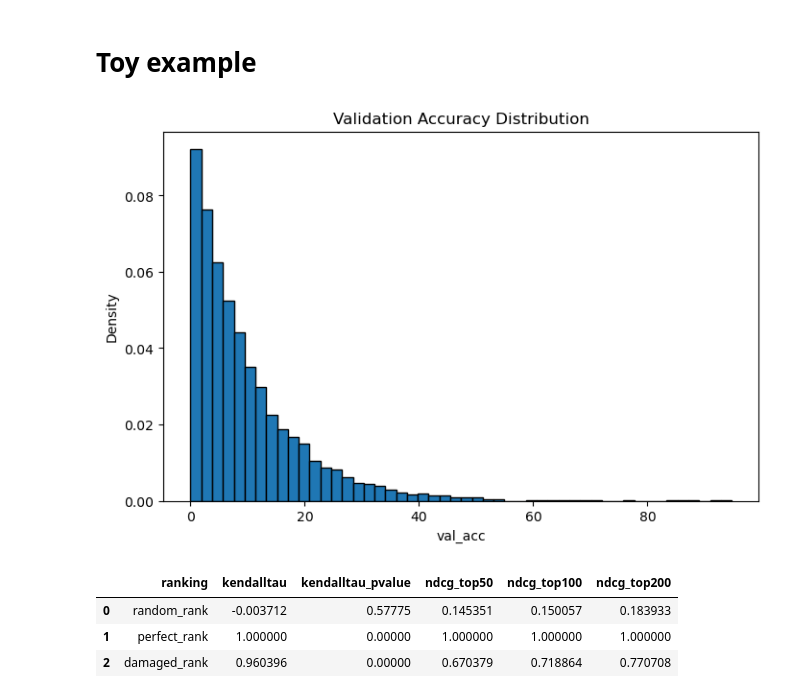
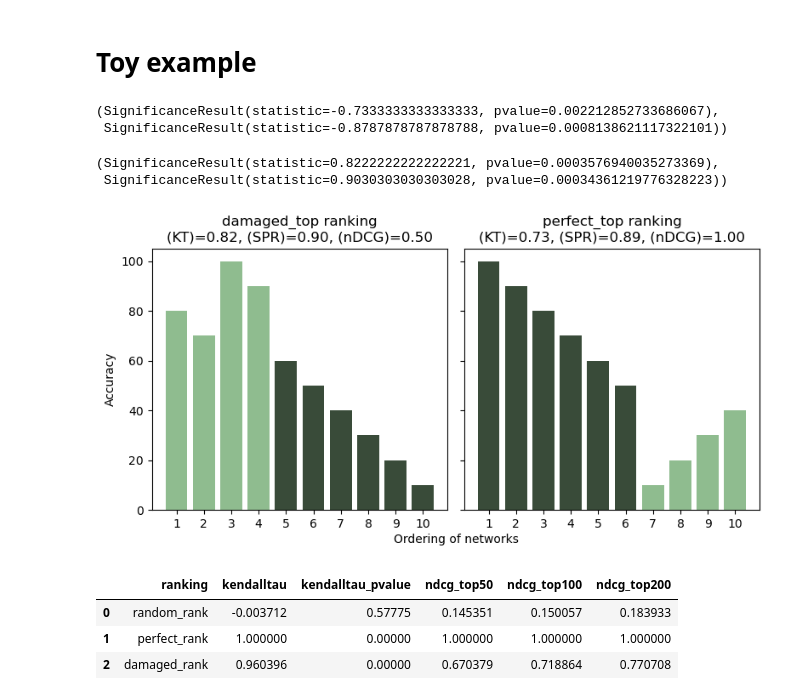
Before and after one commit to ondratybl/VKDNW, a Jupyter notebook: NB201/paper_preparation.ipynb, the cells around one changed output. Saved outputs shown, nothing was run; the diff lists cells and outputs as text; code cells hidden in the pictures.

```diff
--- a/NB201/paper_preparation.ipynb
+++ b/NB201/paper_preparation.ipynb
@@ -5,31 +5,37 @@ import numpy as np
 import matplotlib.pyplot as plt
 import pandas as pd
 from sklearn.metrics import ndcg_score
-from scipy.stats import kendalltau
+from scipy.stats import kendalltau, spearmanr
 
-acc_mean = 10
-top = 100
-
-# Generate data points within the range 0-1 by filtering
-data = pd.DataFrame({'val_acc': np.random.exponential(acc_mean, top**2)})
-data = data.loc[(data['val_acc']<100) & (data['val_acc']>0)]
-data['random_rank'] = np.random.permutation(len(data)) + 1
-data['perfect_rank'] = data['val_acc'].rank(ascending=True)
-data['damaged_rank'] = data['perfect_rank']
-top_indices = data['damaged_rank'].nlargest(top).index
-data.loc[top_indices, 'damaged_rank'] = range(top, 0, -1)
-data.loc[~data.index.isin(top_indices), 'damaged_rank'] += top
+damaged_top = [80, 70, 100, 90, 60, 50, 40, 30, 20, 10]
+perfect_top = [100, 90, 80, 70, 60, 50, 10, 20, 30, 40]
+colors_damaged= ['#8FBC8F', '#8FBC8F', '#8FBC8F', '#8FBC8F', '#394B39', '#394B39', '#394B39', '#394B39', '#394B39', '#394B39']
+colors_perfect = ['#394B39', '#394B39', '#394B39', '#394B39', '#394B39', '#394B39', '#8FBC8F', '#8FBC8F', '#8FBC8F', '#8FBC8F']
+# %%
+kendalltau(list(range(len(damaged_top))), perfect_top), spearmanr(list(range(len(damaged_top))), perfect_top)
+# %% [output]
+(SignificanceResult(statistic=-0.7333333333333333, pvalue=0.002212852733686067),
+ SignificanceResult(statistic=-0.8787878787878788, pvalue=0.0008138621117322101))
+# %%
+kendalltau([10, 9, 8, 7, 6, 5, 4, 3, 2, 1], damaged_top), spearmanr([10, 9, 8, 7, 6, 5, 4, 3, 2, 1], damaged_top)
+# %% [output]
+(SignificanceResult(statistic=0.8222222222222221, pvalue=0.0003576940035273369),
+ SignificanceResult(statistic=0.9030303030303028, pvalue=0.00034361219776328223))
 # %%
-plt.figure(figsize=(8, 5))
-plt.hist(data['val_acc'], bins=50, edgecolor="black", density=True)
-plt.title("Validation Accuracy Distribution")
-plt.xlabel("val_acc")
-plt.ylabel("Density")
-plt.savefig('example_bad_kendall.eps', format='eps')
+fig, axs = plt.subplots(1, 2, figsize=(8, 4), sharey=True)
+axs[0].bar(range(1, 11), damaged_top, color=colors_damaged)
+axs[0].set_xticks(range(1,11))
+axs[0].set_title('damaged_top ranking\n(KT)=0.82, (SPR)=0.90, (nDCG)=0.50')
+axs[1].bar(range(1, 11), perfect_top, color=colors_perfect)
+axs[1].set_xticks(range(1,11))
+axs[1].set_title('perfect_top ranking\n(KT)=0.73, (SPR)=0.89, (nDCG)=1.00')
+axs[0].set_ylabel('Accuracy')
+fig.text(0.535, 0, 'Ordering of networks', ha='center')
+plt.tight_layout()
+plt.savefig('example.eps', format='eps')
 plt.show()
-plt.close()
 # %% [output]
-[figure, old version]
+[figure, new version]
 # %%
 table = None
 top1, top2, top3 = int(top/2), top, top*2
```
Also changed, not shown: parts of 13 cells of this notebook, 2 other files.
